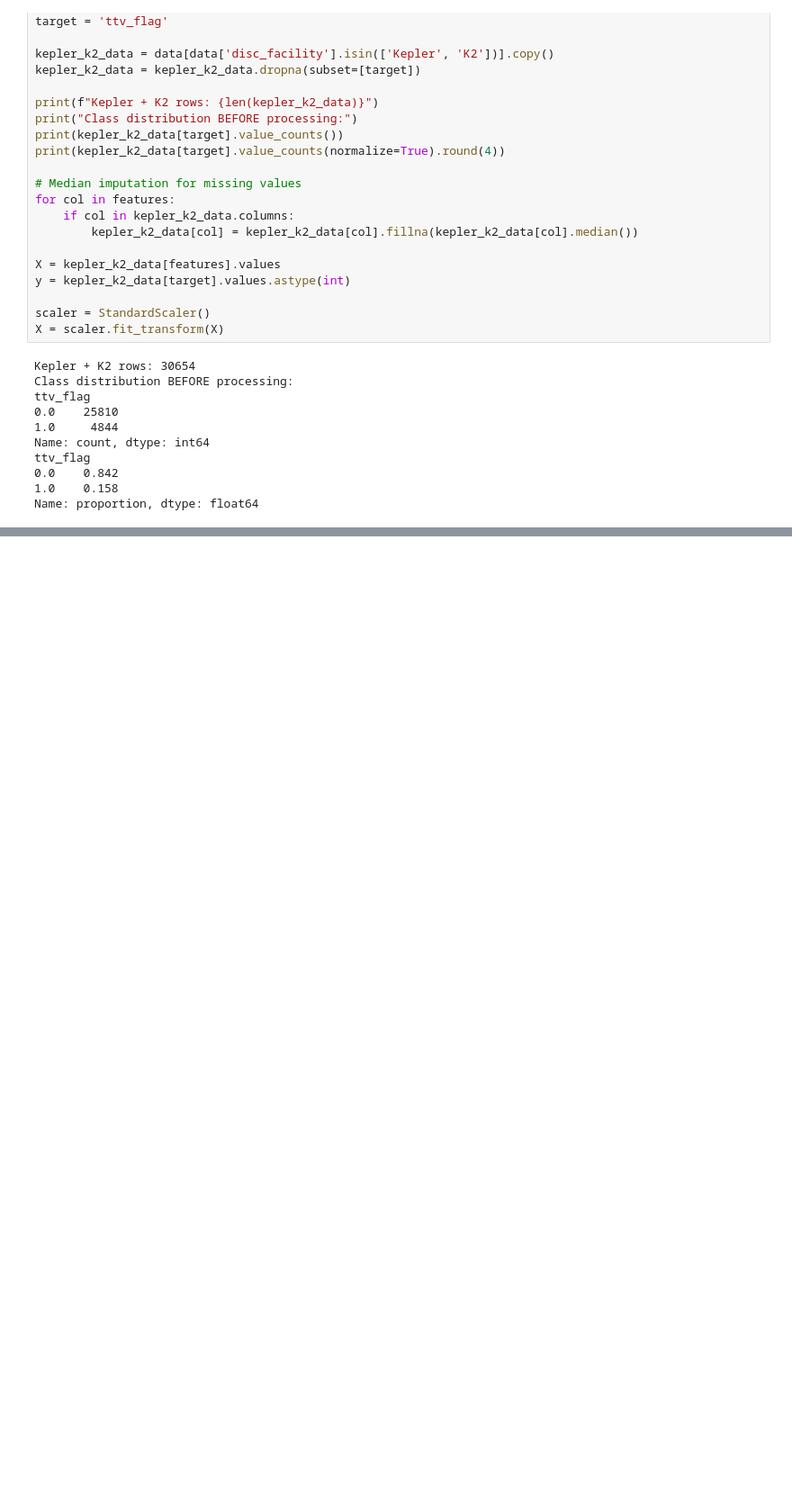
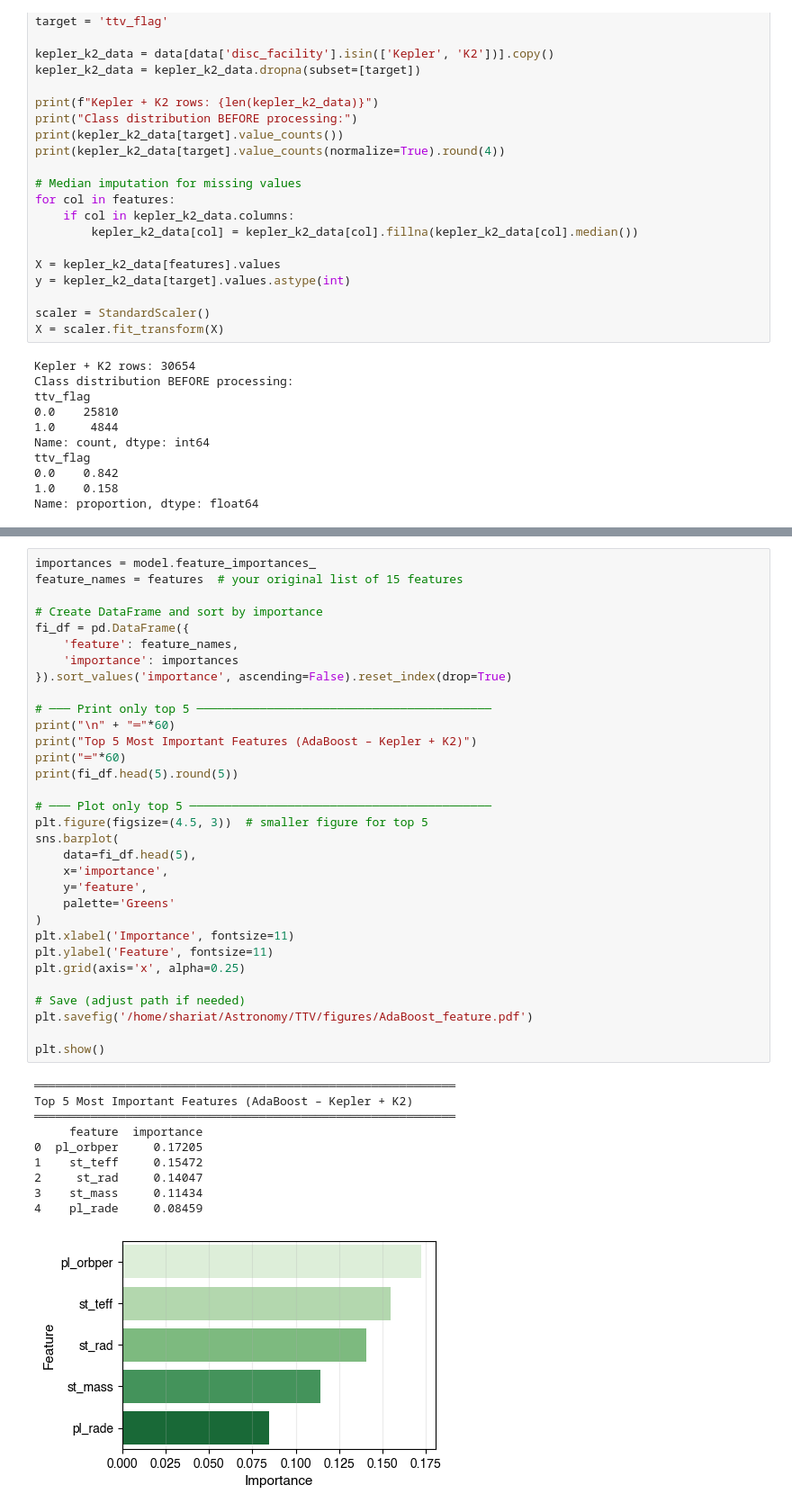
Before and after one commit to kmshariat/ExoML, a Jupyter notebook: AdaBoost/Kepler/AdaBoost_Kepler.ipynb, the cells around one changed output, grey strips where cells are left out. Shown at 90% size. Cells and saved outputs as stored; diff of their text form; blank space fills up the shorter version.

```diff
--- a/AdaBoost/Kepler/AdaBoost_Kepler.ipynb
+++ b/AdaBoost/Kepler/AdaBoost_Kepler.ipynb
@@ -245,0 +256,43 @@ plt.show()
+# %%
+importances = model.feature_importances_
+feature_names = features  # your original list of 15 features
+
+# Create DataFrame and sort by importance
+fi_df = pd.DataFrame({
+    'feature': feature_names,
+    'importance': importances
+}).sort_values('importance', ascending=False).reset_index(drop=True)
+
+# ─── Print only top 5 ──────────────────────────────────────────
+print("\n" + "═"*60)
+print("Top 5 Most Important Features (AdaBoost – Kepler + K2)")
+print("═"*60)
+print(fi_df.head(5).round(5))
+
+# ─── Plot only top 5 ───────────────────────────────────────────
+plt.figure(figsize=(4.5, 3))  # smaller figure for top 5
+sns.barplot(
+    data=fi_df.head(5),
+    x='importance',
+    y='feature',
+    palette='Greens'
+)
+plt.xlabel('Importance', fontsize=11)
+plt.ylabel('Feature', fontsize=11)
+plt.grid(axis='x', alpha=0.25)
+
+# Save (adjust path if needed)
+plt.savefig('/home/shariat/Astronomy/TTV/figures/AdaBoost_feature.pdf')
+
+plt.show()
+# %% [output]
+════════════════════════════════════════════════════════════
+Top 5 Most Important Features (AdaBoost – Kepler + K2)
+════════════════════════════════════════════════════════════
+     feature  importance
+0  pl_orbper     0.17205
+1    st_teff     0.15472
+2     st_rad     0.14047
+3    st_mass     0.11434
+4    pl_rade     0.08459
+[figure, added]
```
Also changed, not shown: parts of 6 cells of this notebook.
